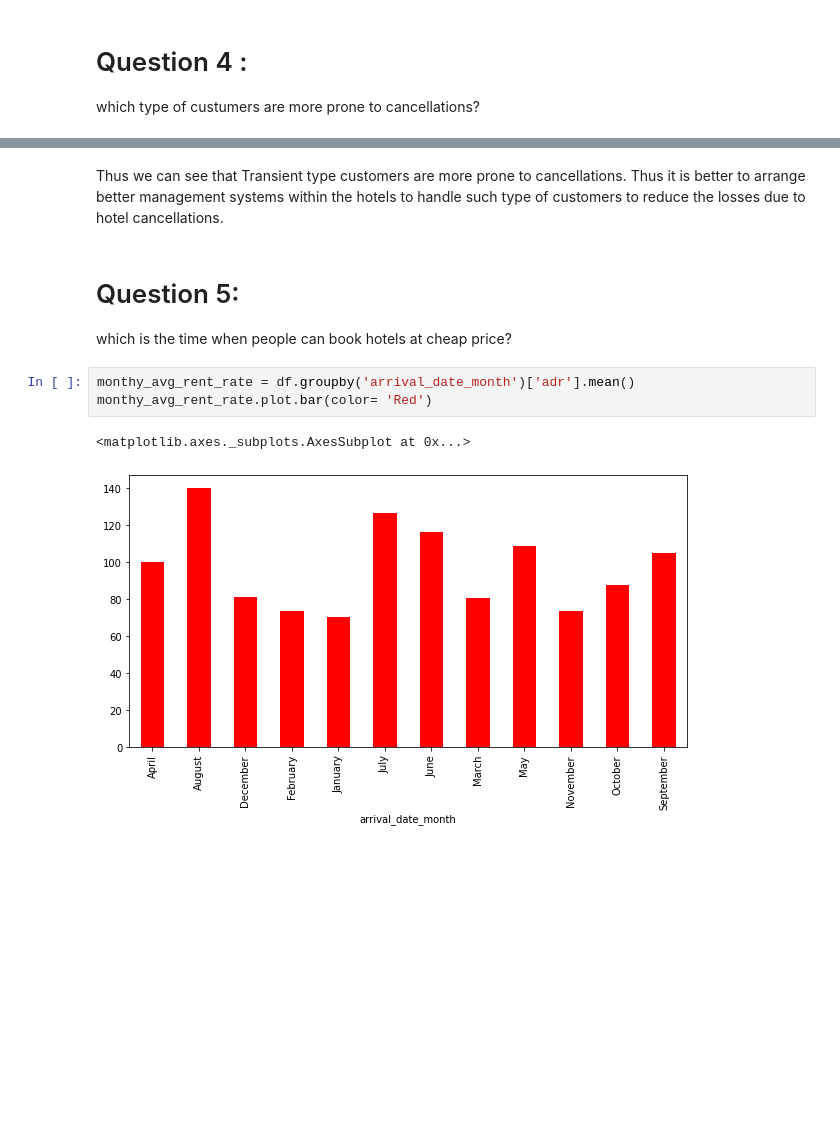
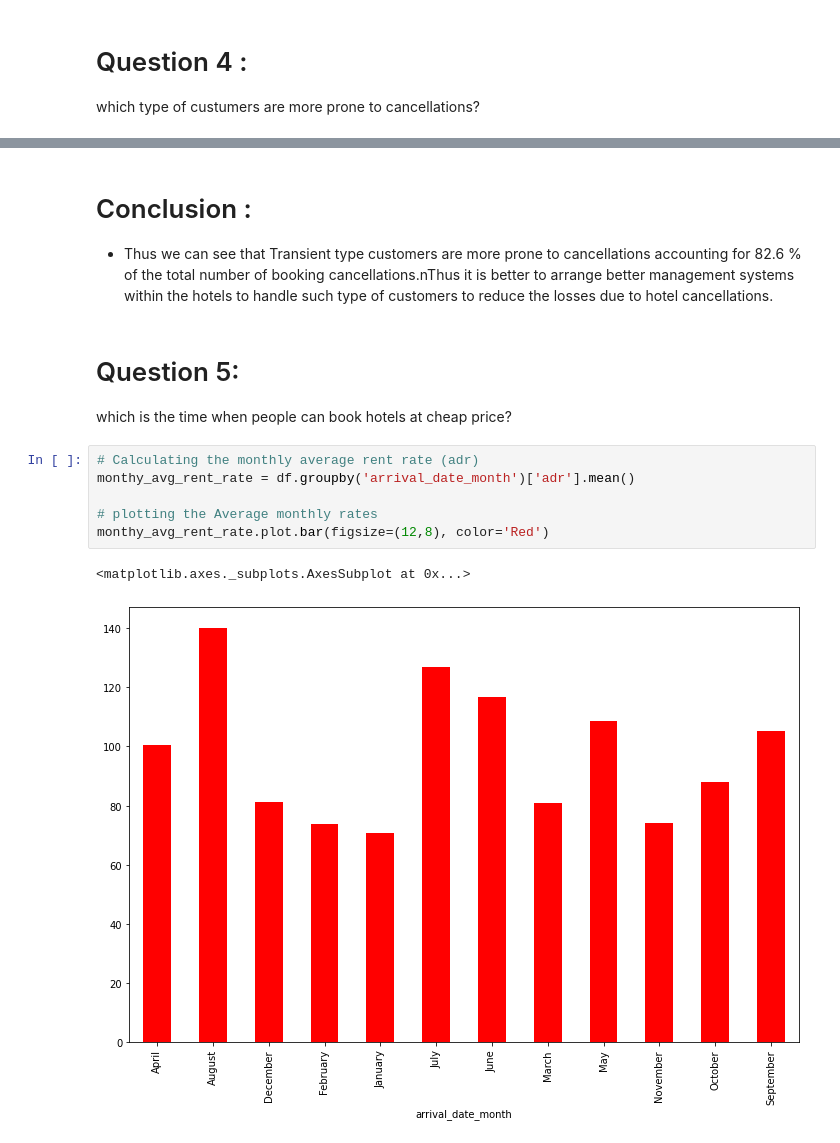
Before and after one commit to Subin-pds/Hotel-booking-Analysis, a Jupyter notebook: Hotel_Booking_Analysis_(Subin)_Capstone_Project.ipynb, the cells around one changed output, grey strips where cells are left out. Drawn from its saved outputs; the diff is of its cells as text; blank space fills up the shorter version.

```diff
--- a/Hotel_Booking_Analysis_(Subin)_Capstone_Project.ipynb
+++ b/Hotel_Booking_Analysis_(Subin)_Capstone_Project.ipynb
@@ -282,13 +245,18 @@ c.plot.pie( fontsize = 13, colors=colors, explode=explode,autopct='%1.1f%%', sha
 [figure]
 # %% [markdown]
-Thus we can see that Transient type customers are more prone to cancellations. Thus it is better to arrange better management systems within the hotels to handle such type of customers to reduce the losses due to hotel cancellations.
+
+# Conclusion :
+*   Thus we can see that Transient type customers are more prone to cancellations accounting for 82.6 % of the total number of booking cancellations.nThus it is better to arrange better management systems within the hotels to handle such type of customers to reduce the losses due to hotel cancellations.
 # %% [markdown]
 # Question 5:
 which is the time when people can book hotels at cheap price?
 # %%
+# Calculating the monthly average rent rate (adr)
 monthy_avg_rent_rate = df.groupby('arrival_date_month')['adr'].mean()
-monthy_avg_rent_rate.plot.bar(color= 'Red')
+
+# plotting the Average monthly rates
+monthy_avg_rent_rate.plot.bar(figsize=(12,8), color='Red')
 # %% [output]
 <matplotlib.axes._subplots.AxesSubplot at 0x...>
-[figure, old version]
+[figure, new version]
 # %% [markdown]
```
Also changed, not shown: parts of 25 cells of this notebook.
